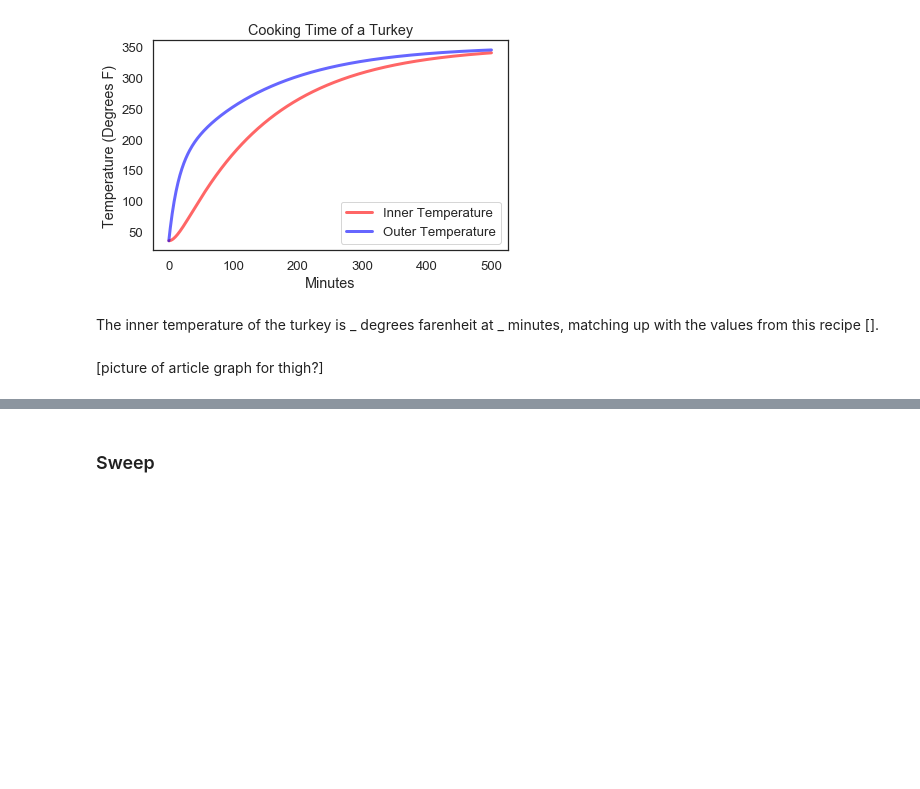
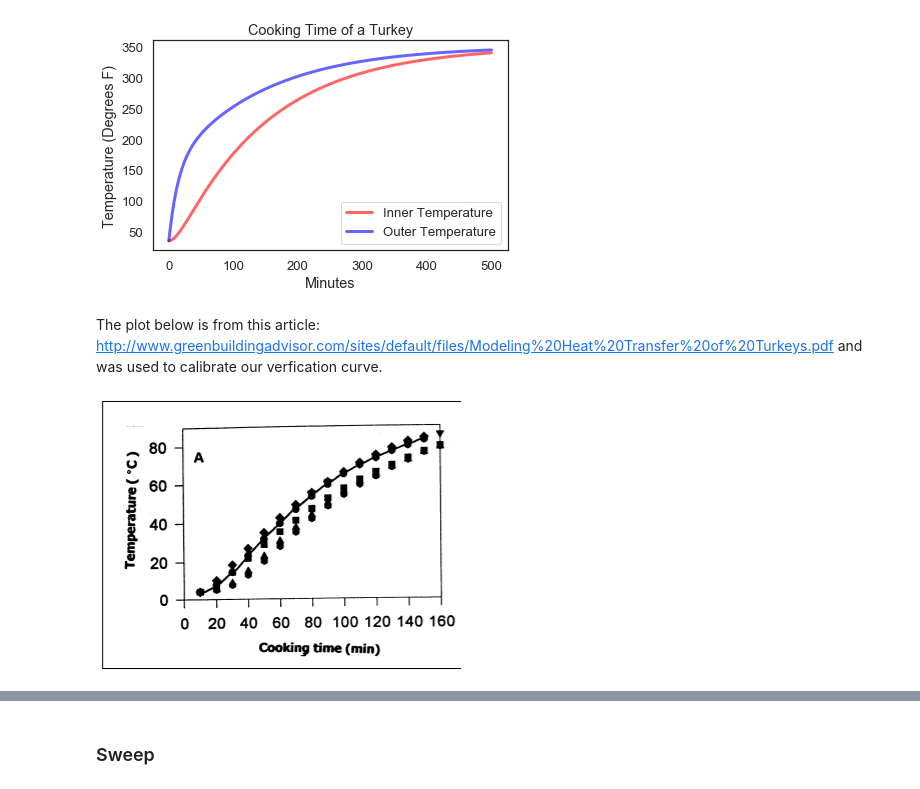
Before and after one commit to MellieZito/Project-2, a Jupyter notebook: code/Turkey.ipynb, the cells around one changed output, grey strips where cells are left out. Cells and saved outputs as stored; diff of their text form; code cells hidden in the pictures; blank space fills up the shorter version.

Commit message:
added plot from article and documentation to verfication

```diff
--- a/code/Turkey.ipynb
+++ b/code/Turkey.ipynb
@@ -122,7 +124,9 @@ results, details = run_ode_solver(system,slope_func,max_step=1)
 plot_results_validation(results.T_inner, results.T_outer)
 # %% [output]
 [figure]
-# %% [markdown]
-The inner temperature of the turkey is _ degrees farenheit at _ minutes, matching up with the values from this recipe [].
-# %% [markdown]
-[picture of article graph for thigh?]
+# %% [markdown]
+The plot below is from this article: http://www.greenbuildingadvisor.com/sites/default/files/Modeling%20Heat%20Transfer%20of%20Turkeys.pdf and was used to calibrate our verfication curve.
+# %%
+Image("images/turkey_temp_graph.png")
+# %% [output]
+[figure, added]
```
Also changed, not shown: parts of 4 cells of this notebook, 1 other file.
